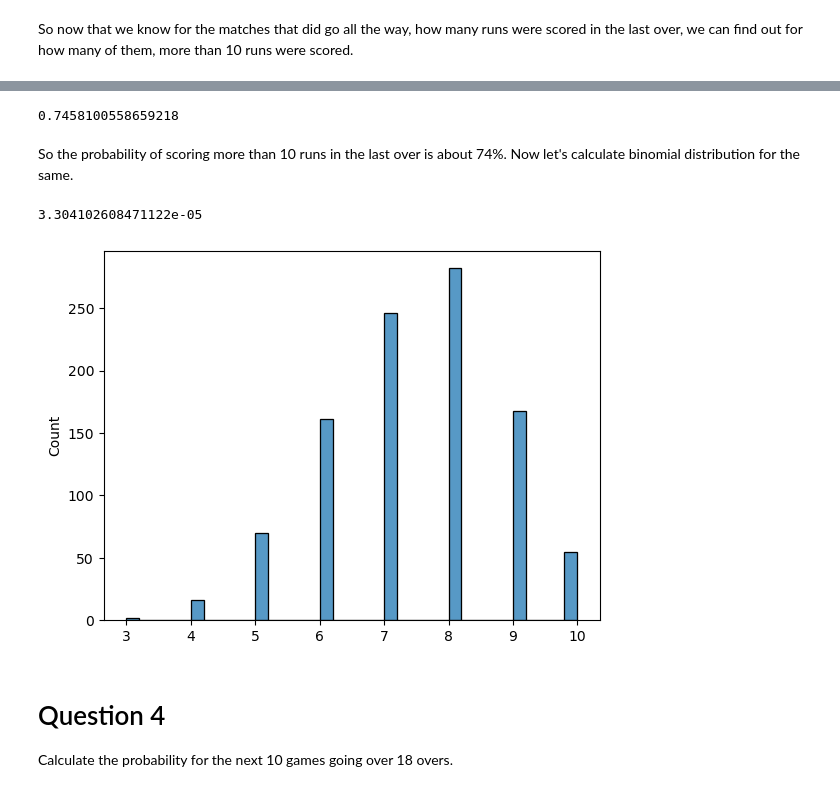
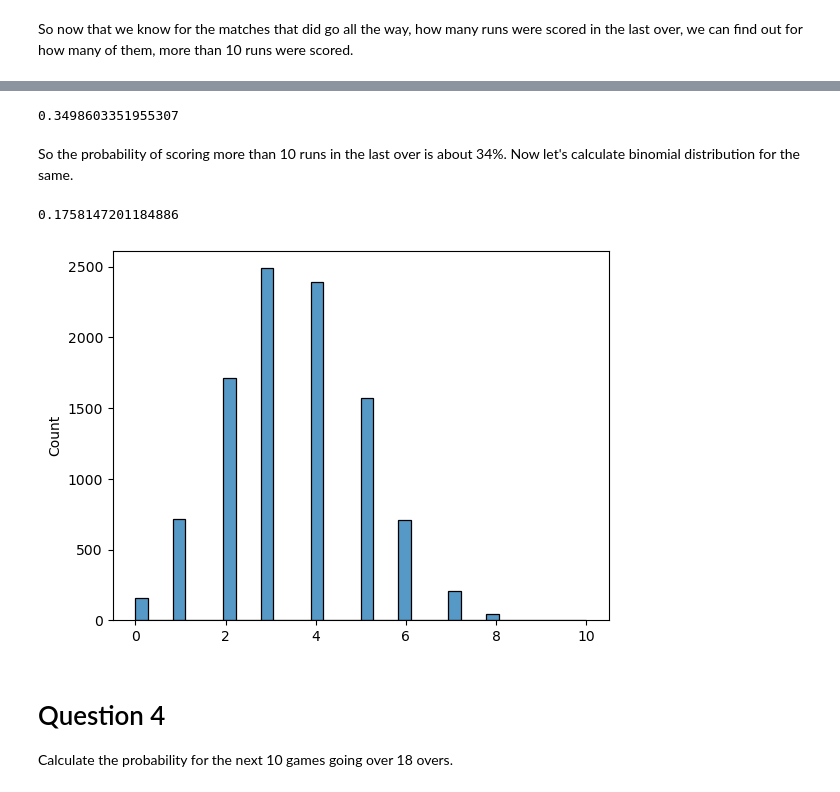
Before and after one commit to Infinity1008/Rough, a Jupyter notebook: Binomial_Distribution_ABADS.ipynb, the cells around one changed output, grey strips where cells are left out. Drawn from its saved outputs; the diff is of its cells as text; code cells hidden in the pictures.

```diff
--- a/Binomial_Distribution_ABADS.ipynb
+++ b/Binomial_Distribution_ABADS.ipynb
@@ -528,22 +684,22 @@ df_last_over_runs[df_last_over_runs > 10].shape
 # %%
-proba_of_more_10 = (534 / 716)
+proba_of_more_10 = (501 / (716*2))
 proba_of_more_10
 # %% [output]
-0.7458100558659218
+0.3498603351955307
 # %% [markdown]
-So the probability of scoring more than 10 runs in the last over is about 74%. Now let's calculate binomial distribution for the same.
+So the probability of scoring more than 10 runs in the last over is about 34%. Now let's calculate binomial distribution for the same.
 # %%
 from scipy.stats import binom
 
 #calculate binomial probability
-binom.pmf(k=1, n=10, p=0.7458100558659218)
+binom.pmf(k=2, n=10, p=0.3498603351955307)
 # %% [output]
-3.304102608471122e-05
+0.1758147201184886
 # %%
-sns.histplot(random.binomial(n=10, p=0.7458100558659218, size=1000), kde=False)
+sns.histplot(random.binomial(n=10, p=0.3498603351955307, size=10000), kde=False)
 plt.show()
 # %% [output]
-[figure, old version]
+[figure, new version]
 # %% [markdown]
 # Question 4
 Calculate the probability for the next 10 games going over 18 overs.
```
Also changed, not shown: parts of 24 cells of this notebook, 2 other files.
